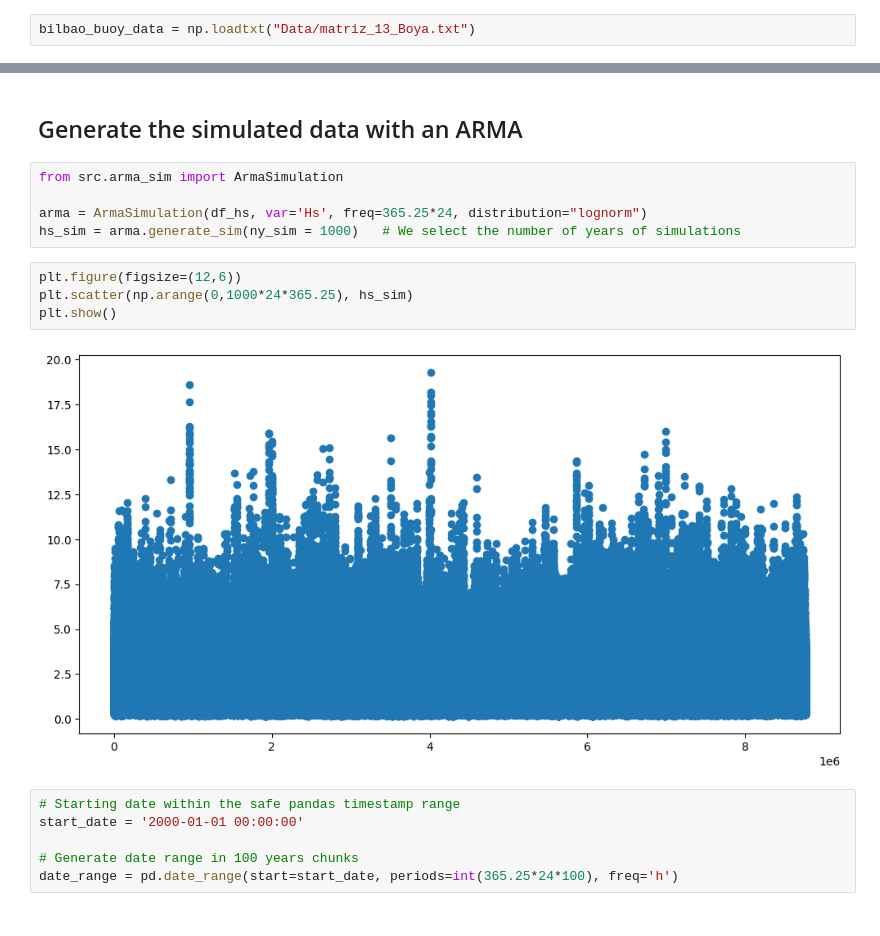
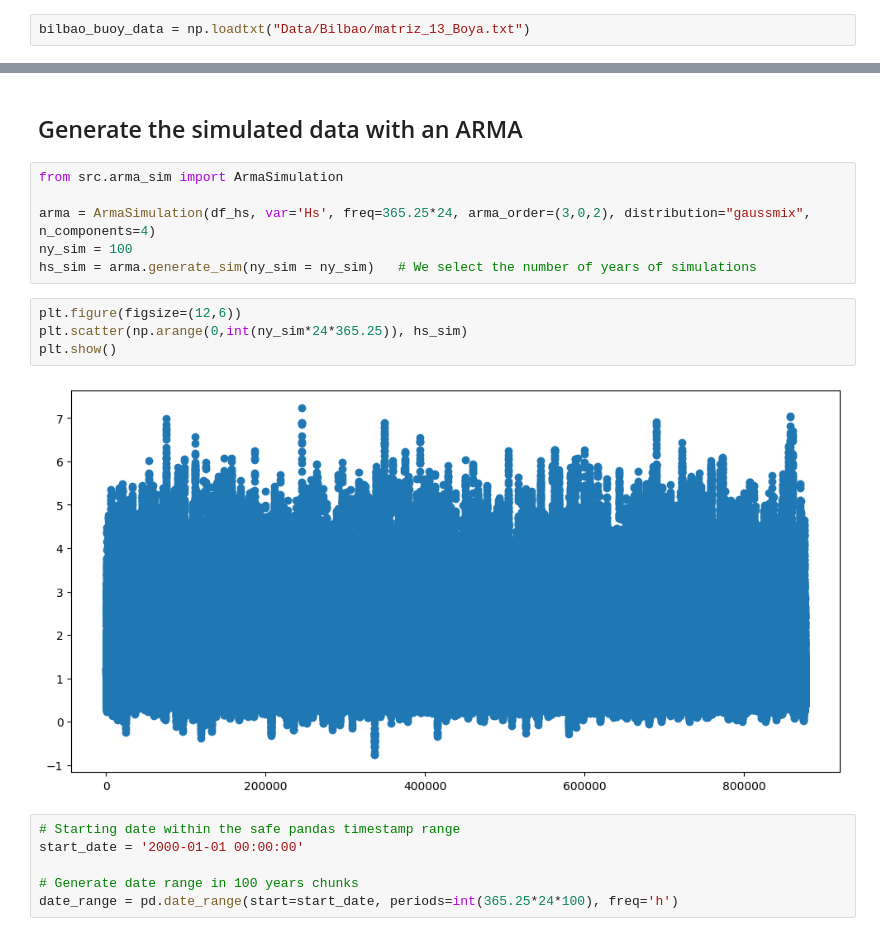
Before and after one commit to viccollado/ExtremeCorrection, a Jupyter notebook: Notebooks/Examples/Hs_Bilbao.ipynb, the cells around one changed output, grey strips where cells are left out. Cells and saved outputs as stored; diff of their text form.

Commit message:
Add ARMA simulation with GaussianMixture and fixed smaller errors

```diff
--- a/Notebooks/Examples/Hs_Bilbao.ipynb
+++ b/Notebooks/Examples/Hs_Bilbao.ipynb
@@ -12,7 +12,7 @@ sys.path.append(os.path.abspath('C:/Users/user/Victor/Trabajo/ExtremeCorrection/
 # %% [markdown]
 Load the data
 # %%
-bilbao_buoy_data = np.loadtxt("Data/matriz_13_Boya.txt")
+bilbao_buoy_data = np.loadtxt("Data/Bilbao/matriz_13_Boya.txt")
 # %%
 bilbao_buoy_data = bilbao_buoy_data[:,:5]
 # %%
@@ -37,14 +37,15 @@ df_hs.head()
 # %%
 from src.arma_sim import ArmaSimulation
 
-arma = ArmaSimulation(df_hs, var='Hs', freq=365.25*24, distribution="lognorm")
-hs_sim = arma.generate_sim(ny_sim = 1000)   # We select the number of years of simulations
+arma = ArmaSimulation(df_hs, var='Hs', freq=365.25*24, arma_order=(3,0,2), distribution="gaussmix", n_components=4)
+ny_sim = 100
+hs_sim = arma.generate_sim(ny_sim = ny_sim)   # We select the number of years of simulations
 # %%
 plt.figure(figsize=(12,6))
-plt.scatter(np.arange(0,1000*24*365.25), hs_sim)
+plt.scatter(np.arange(0,int(ny_sim*24*365.25)), hs_sim)
 plt.show()
 # %% [output]
-[figure, old version]
+[figure, new version]
 # %%
 # Starting date within the safe pandas timestamp range
 start_date = '2000-01-01 00:00:00'
```
Also changed, not shown: parts of 9 cells of this notebook, 2 other files.
